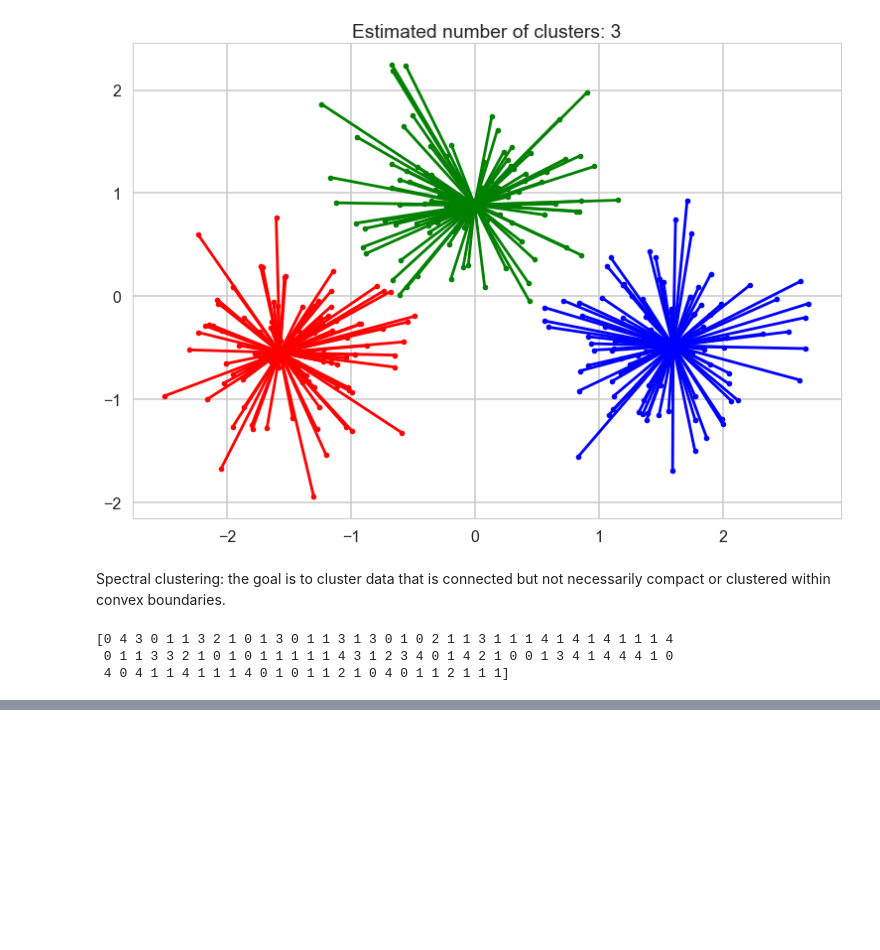
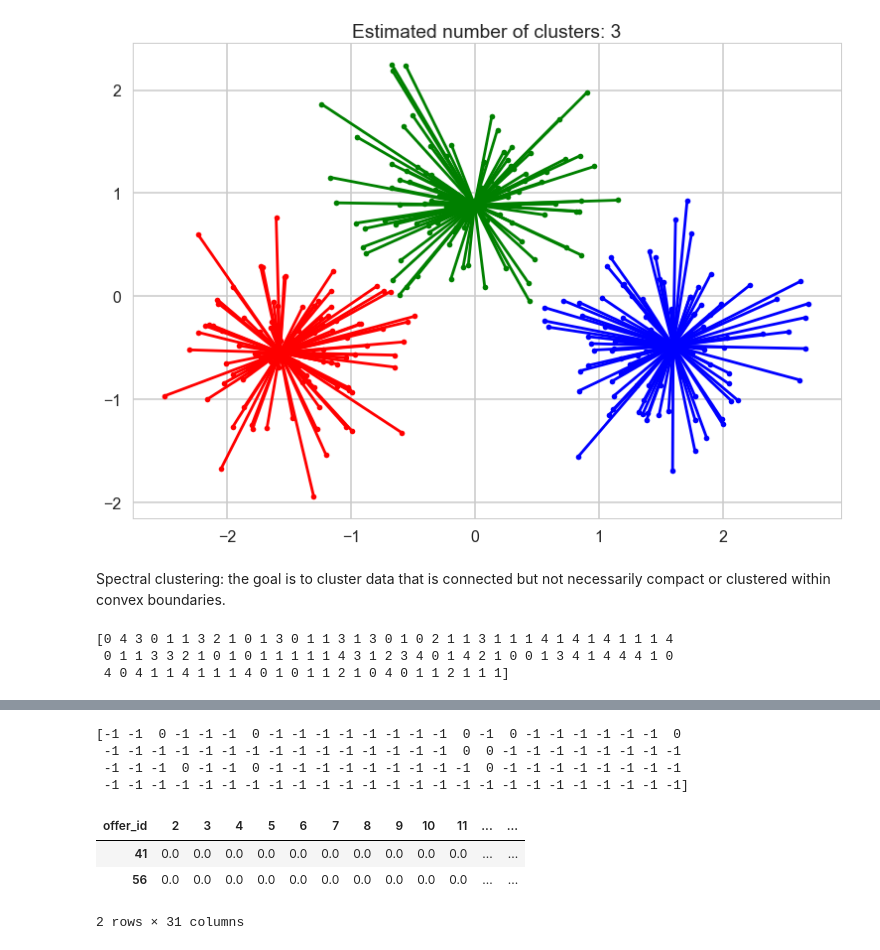
Before and after one commit to AOlden/sb-projects, a Jupyter notebook: clustering/Mini_Project_Clustering.ipynb, the cells around one changed output, grey strips where cells are left out. Saved outputs shown, nothing was run; the diff lists cells and outputs as text; code cells hidden in the pictures; blank space fills up the shorter version.

Commit message:
dbscan and spectral still off

```diff
--- a/clustering/Mini_Project_Clustering.ipynb
+++ b/clustering/Mini_Project_Clustering.ipynb
@@ -611,0 +657,25 @@ X
+# %%
+#Compute DBSCAN
+db = DBSCAN(eps=1, min_samples=10).fit(X)
+core_samples_mask = np.zeros_like(db.labels_, dtype=bool)
+core_samples_mask[db.core_sample_indices_] = True
+labels = db.labels_
+print(labels)
+# %% [output]
+[-1 -1  0 -1 -1 -1  0 -1 -1 -1 -1 -1 -1 -1 -1  0 -1  0 -1 -1 -1 -1 -1 -1  0
+ -1 -1 -1 -1 -1 -1 -1 -1 -1 -1 -1 -1 -1 -1 -1  0  0 -1 -1 -1 -1 -1 -1 -1 -1
+ -1 -1 -1  0 -1 -1  0 -1 -1 -1 -1 -1 -1 -1 -1 -1  0 -1 -1 -1 -1 -1 -1 -1 -1
+ -1 -1 -1 -1 -1 -1 -1 -1 -1 -1 -1 -1 -1 -1 -1 -1 -1 -1 -1 -1 -1 -1 -1 -1 -1]
+# %%
+class_member_mask = (labels == k)
+
+xy = X[class_member_mask & core_samples_mask]
+#plt.plot(xy[:, 0], xy[:, 1], 'o', markerfacecolor=tuple(col),
+#             markeredgecolor='k', markersize=14)
+# %%
+xy
+# %% [output]
+| offer_id | 2 | 3 | 4 | 5 | 6 | 7 | 8 | 9 | 10 | 11 | ... | ... |
+| 41 | 0.0 | 0.0 | 0.0 | 0.0 | 0.0 | 0.0 | 0.0 | 0.0 | 0.0 | 0.0 | ... | ... |
+| 56 | 0.0 | 0.0 | 0.0 | 0.0 | 0.0 | 0.0 | 0.0 | 0.0 | 0.0 | 0.0 | ... | ... |
+2 rows × 31 columns
```
Also changed, not shown: parts of 6 cells of this notebook.
